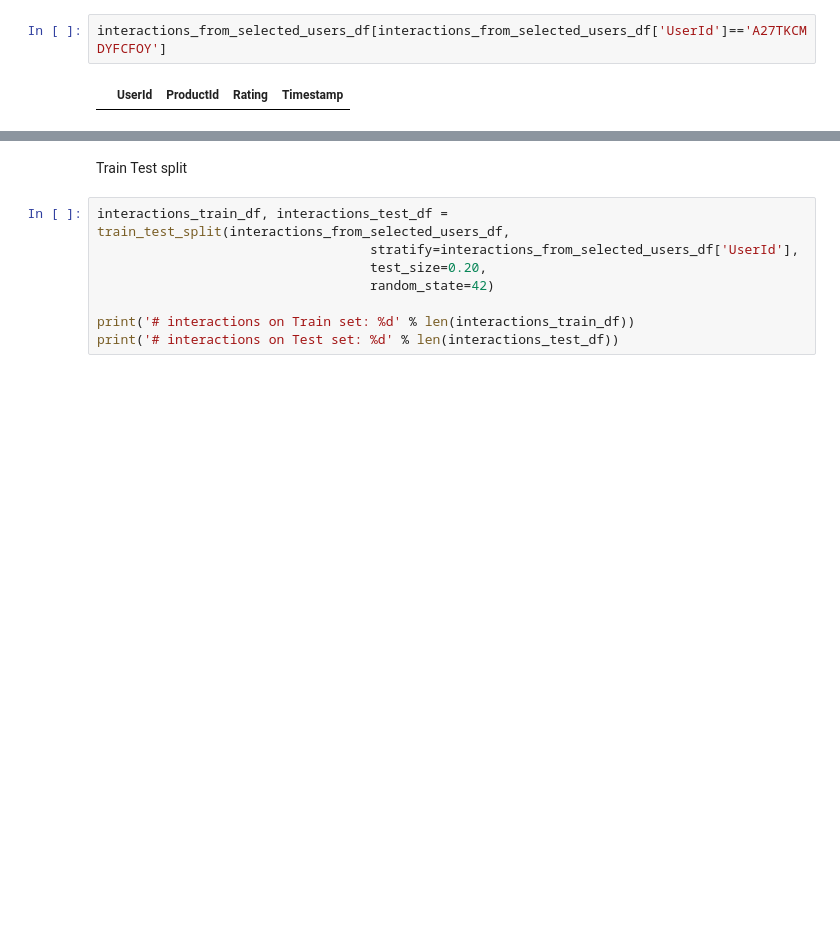
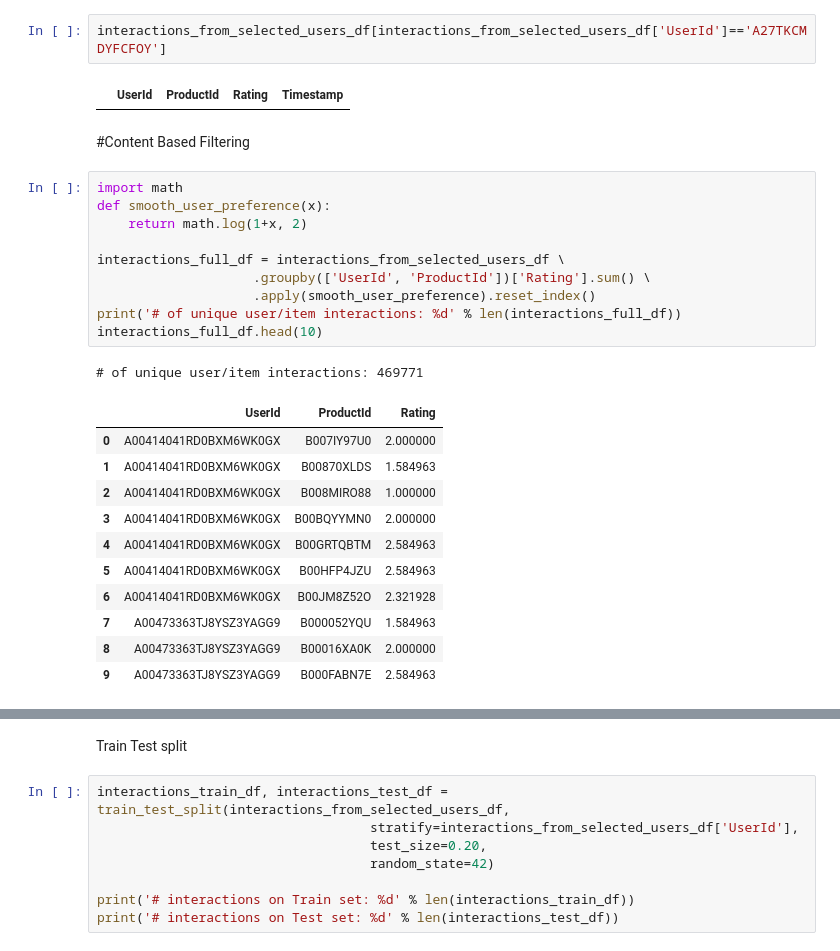
Before and after one commit to kronze1996/Product-Recommendation-Engine, a Jupyter notebook: Kartikey_Sharma_Product_Recommendation_Engine_Capstone_Project_4.ipynb, the cells around one changed output, grey strips where cells are left out. Drawn from its saved outputs; the diff is of its cells as text; blank space fills up the shorter version.

Commit message:
Content Based Filtering

```diff
--- a/Kartikey_Sharma_Product_Recommendation_Engine_Capstone_Project_4.ipynb
+++ b/Kartikey_Sharma_Product_Recommendation_Engine_Capstone_Project_4.ipynb
@@ -265,3 +266,28 @@ interactions_from_selected_users_df.head(10)
 interactions_from_selected_users_df[interactions_from_selected_users_df['UserId']=='A27TKCMDYFCFOY']
 # %% [output]
 |  | UserId | ProductId | Rating | Timestamp |
+# %% [markdown]
+#Content Based Filtering
+# %%
+import math
+def smooth_user_preference(x):
+    return math.log(1+x, 2)
+
+interactions_full_df = interactions_from_selected_users_df \
+                    .groupby(['UserId', 'ProductId'])['Rating'].sum() \
+                    .apply(smooth_user_preference).reset_index()
+print('# of unique user/item interactions: %d' % len(interactions_full_df))
+interactions_full_df.head(10)
+# %% [output]
+# of unique user/item interactions: 469771
+|  | UserId | ProductId | Rating |
+| 0 | A00414041RD0BXM6WK0GX | B007IY97U0 | 2.000000 |
+| 1 | A00414041RD0BXM6WK0GX | B00870XLDS | 1.584963 |
+| 2 | A00414041RD0BXM6WK0GX | B008MIRO88 | 1.000000 |
+| 3 | A00414041RD0BXM6WK0GX | B00BQYYMN0 | 2.000000 |
+| 4 | A00414041RD0BXM6WK0GX | B00GRTQBTM | 2.584963 |
+| 5 | A00414041RD0BXM6WK0GX | B00HFP4JZU | 2.584963 |
+| 6 | A00414041RD0BXM6WK0GX | B00JM8Z52O | 2.321928 |
+| 7 | A00473363TJ8YSZ3YAGG9 | B000052YQU | 1.584963 |
+| 8 | A00473363TJ8YSZ3YAGG9 | B00016XA0K | 2.000000 |
+| 9 | A00473363TJ8YSZ3YAGG9 | B000FABN7E | 2.584963 |
```
Also changed, not shown: parts of 14 cells of this notebook.
